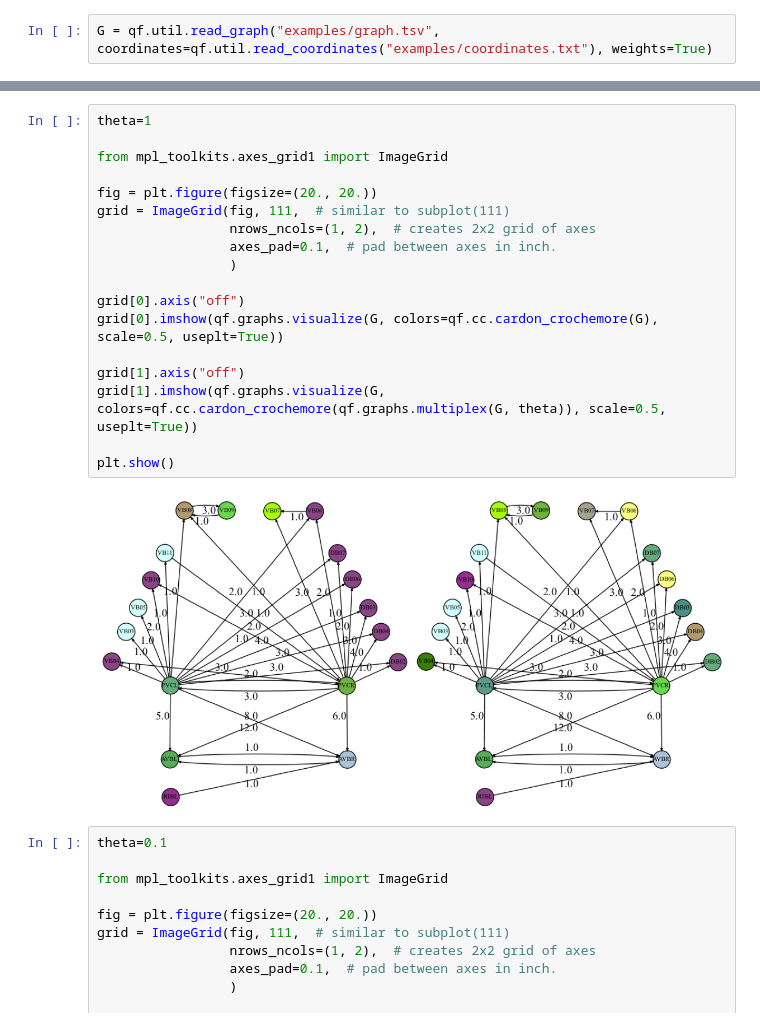
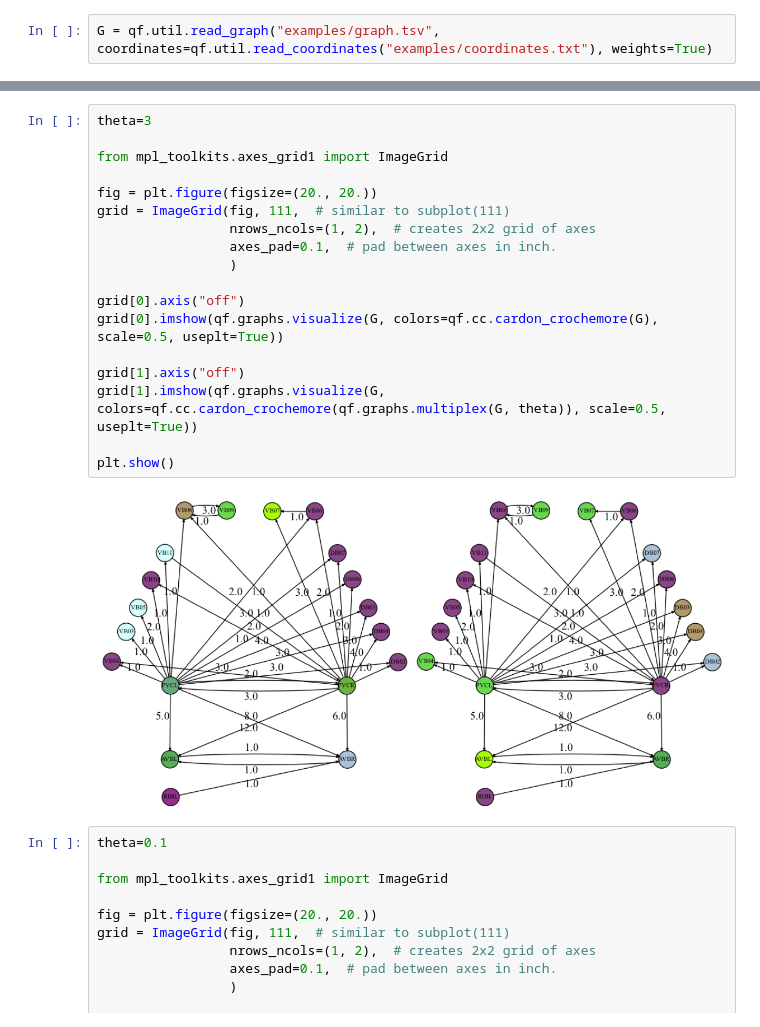
Before and after one commit to boldip/qf, a Jupyter notebook: src/work.ipynb, the cells around one changed output, grey strips where cells are left out. Cells and saved outputs as stored; diff of their text form.

```diff
--- a/src/work.ipynb
+++ b/src/work.ipynb
@@ -34,23 +34,23 @@ plt.show()
 # %%
-theta=1
+theta=3
 
 from mpl_toolkits.axes_grid1 import ImageGrid
 
 fig = plt.figure(figsize=(20., 20.))
 grid = ImageGrid(fig, 111,  # similar to subplot(111)
                  nrows_ncols=(1, 2),  # creates 2x2 grid of axes
                  axes_pad=0.1,  # pad between axes in inch.
                  )
 
 grid[0].axis("off")
 grid[0].imshow(qf.graphs.visualize(G, colors=qf.cc.cardon_crochemore(G), scale=0.5, useplt=True))
 
 grid[1].axis("off")
 grid[1].imshow(qf.graphs.visualize(G, colors=qf.cc.cardon_crochemore(qf.graphs.multiplex(G, theta)), scale=0.5, useplt=True))
 
 plt.show()
 # %% [output]
-[figure, old version]
+[figure, new version]
 # %%
 theta=0.1
 
```
Also changed, not shown: parts of 3 cells of this notebook.
